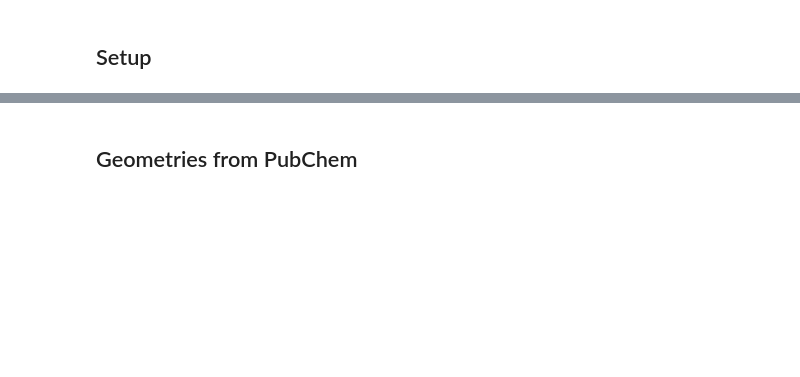
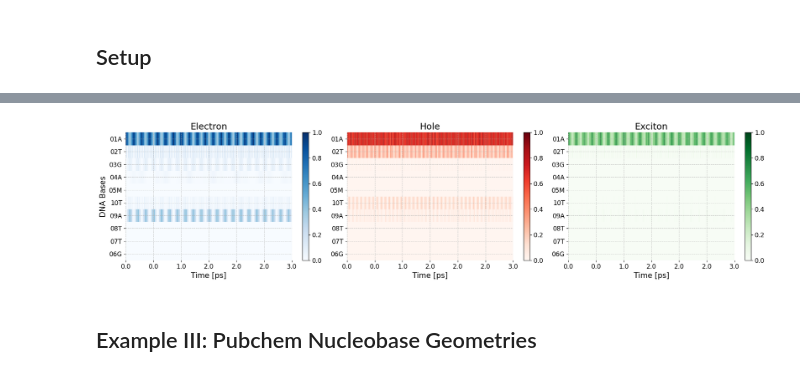
Before and after one commit to dehe1011/QuantumDNA, a Jupyter notebook: docs/guide/tutorials/1_Tight_Binding_Parameters.ipynb, the cells around one changed output, grey strips where cells are left out. Drawn from its saved outputs; the diff is of its cells as text; code cells hidden in the pictures; blank space fills up the shorter version.

```diff
--- a/docs/guide/tutorials/1_Tight_Binding_Parameters.ipynb
+++ b/docs/guide/tutorials/1_Tight_Binding_Parameters.ipynb
@@ -171,3 +201,35 @@ fig, ax = plot_pops(me_solver)
+# %%
+from qDNA import convert_pdb_to_xyz, calc_tb_params, wrap_save_tb_params
+
+filename = "modified_ATGAC"
+tb_model_name = 'ELM'
+notes = "Geometries from Biovia"
+
+# convert PDB file into several XYZ files
+filepath_pdb = os.path.join(DATA_DIR, "Biovia", f"{filename}.pdb")
+convert_pdb_to_xyz(filepath_pdb)
+
+# calculate TB parameters
+directories = [os.path.join(DATA_DIR, "Biovia", filename)]
+HOMO_dict, LUMO_dict = calc_tb_params(directories, tb_model_name)
+
+# save TB parameters in a JSON file
+wrap_save_tb_params(HOMO_dict, filename, "hole", tb_model_name, unit="meV", notes=notes)
+wrap_save_tb_params(LUMO_dict, filename, "electron", tb_model_name, unit="meV", notes=notes)
+# %%
+from qDNA import get_me_solver, plot_pops_heatmap
+
+upper_strand = ['01A', '02T', '03G', '04A', '05M']
+lower_strand = ['10T', '09A', '08T', '07T', '06G']
+
+me_solver = get_me_solver(upper_strand, tb_model_name, source=filename, lower_strand=lower_strand, relaxation=False)
+fig, ax = plot_pops_heatmap(me_solver)
+
+if save:
+    fig_filename = input("Filename for Saving: ")
+    plt.savefig(os.path.join(SAVE_DIR, fig_filename + '.pdf'))
+# %% [output]
+[figure, added]
 # %% [markdown]
-## Geometries from PubChem
+## Example III: Pubchem Nucleobase Geometries
 # %% [markdown]
```
Also changed, not shown: parts of 25 cells of this notebook, 25 other files.
